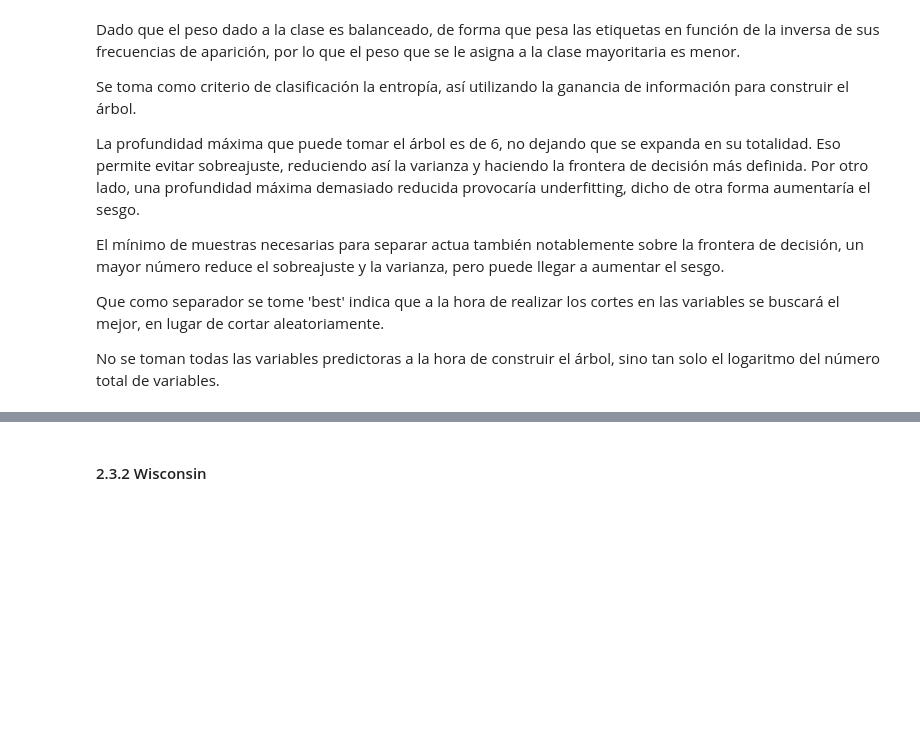
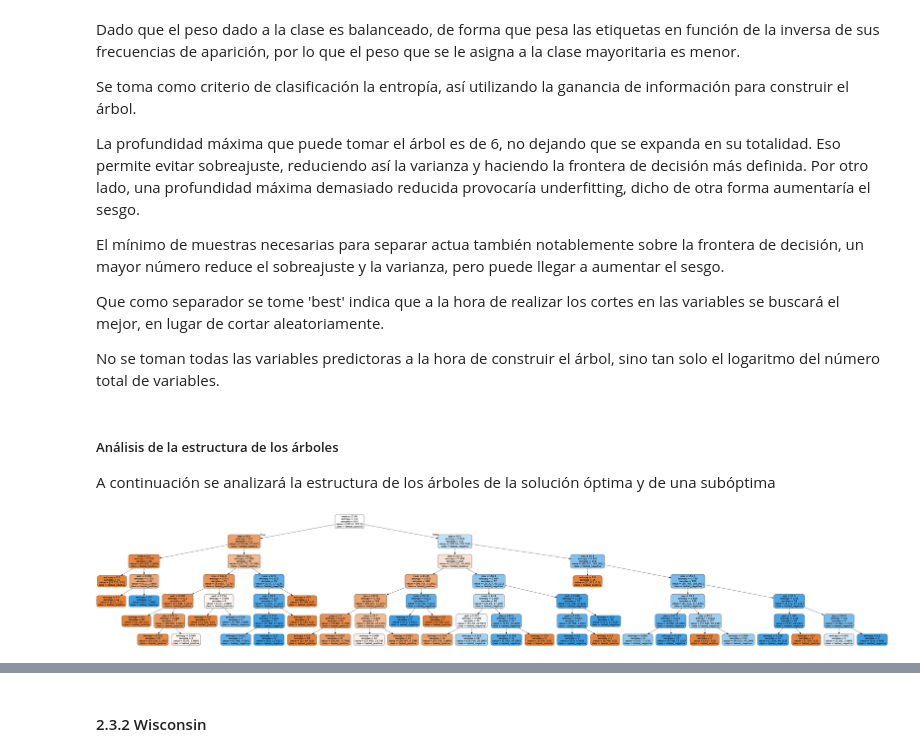
Before and after one commit to Mowstyl/docker-mineria, a Jupyter notebook: practica2/Practice2_ourP.ipynb, the cells around one changed output, grey strips where cells are left out. Cells and saved outputs as stored; diff of their text form; code cells hidden in the pictures; blank space fills up the shorter version.

```diff
--- a/practica2/Practice2_ourP.ipynb
+++ b/practica2/Practice2_ourP.ipynb
@@ -709,3 +709,21 @@ El mínimo de muestras necesarias para separar actua también notablemente sobre
 Que como separador se tome 'best' indica que a la hora de realizar los cortes en las variables se buscará el mejor, en lugar de cortar aleatoriamente.
 
 No se toman todas las variables predictoras a la hora de construir el árbol, sino tan solo el logaritmo del número total de variables.
+# %% [markdown]
+##### Análisis de la estructura de los árboles
+A continuación se analizará la estructura de los árboles de la solución óptima y de una subóptima
+# %%
+# Funcion para imprimir el arbol
+def imprimeArbol_(treeKey, paramsForThisTree):
+    estimatorTree = {}
+    optimoCls = {}
+    estimatorTree[treeKey] = Pipeline([("imputer", Imputer()),
+                          ("tree", tree.DecisionTreeClassifier())])
+    estimatorTree[treeKey].set_params(**paramsForThisTree)
+    optimoCls[treeKey] = estimatorTree[treeKey].fit(dfsh[treeKey]['train']['atts'], dfsh[treeKey]['train']['label'])
+    return imprimeArbol(optimoCls[treeKey].steps[1][1], dfs[treeKey], "1000px")
+# %%
+# solucion optima
+imprimeArbol_('pima', fitted['pima']['tree'].best_params_)
+# %% [output]
+[figure, added]
```
Also changed, not shown: parts of 14 cells of this notebook, 1 other file.
